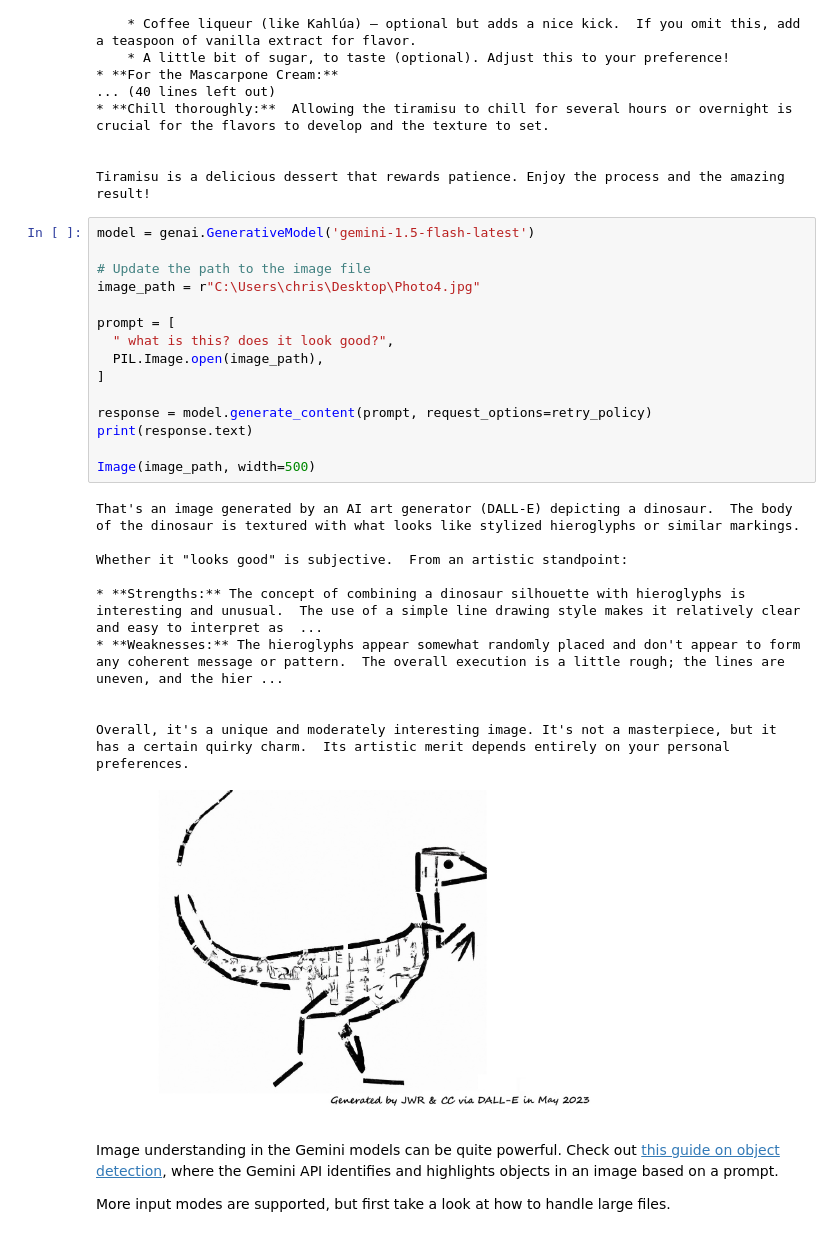
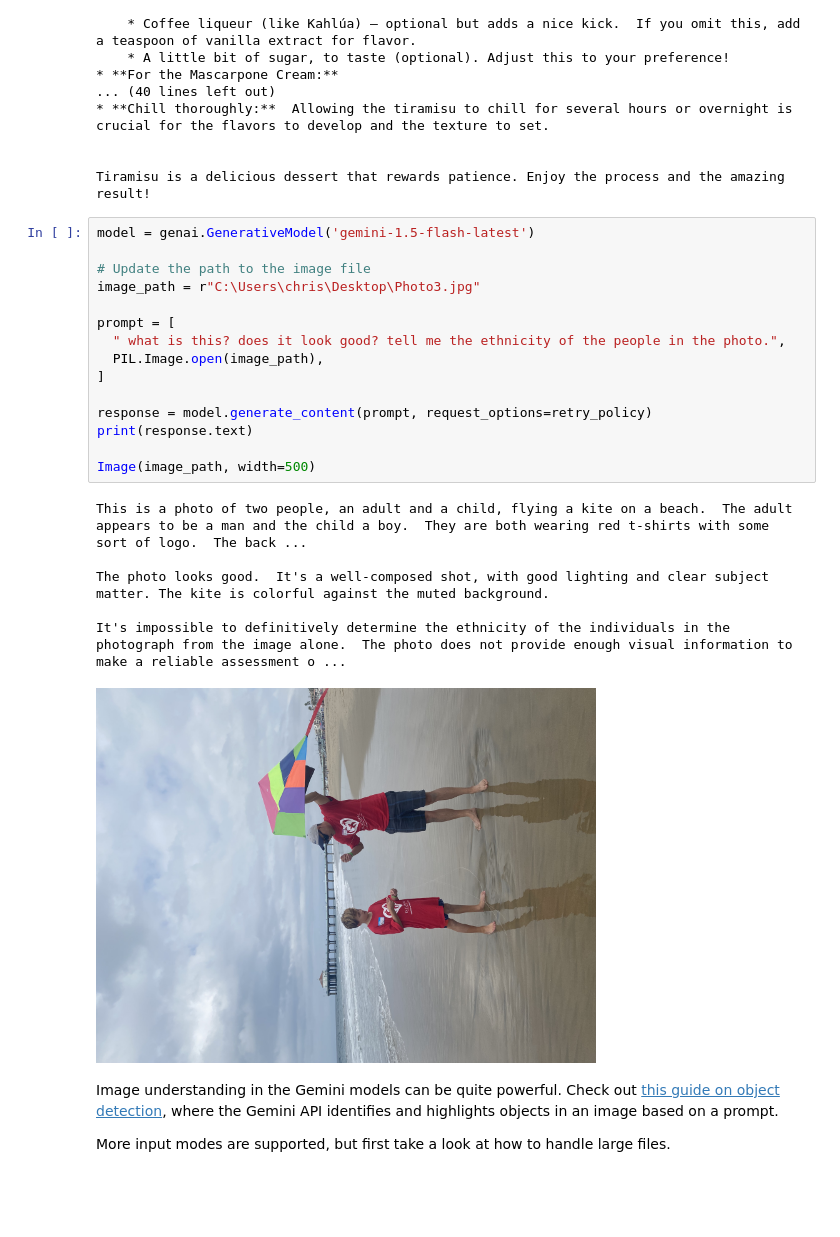
Before and after one commit to chrischen812/Google-5-Day-Gen-AI-Intensive, a Jupyter notebook: Code/Day 5 - MLOps for Generative AI/bonus-day-extra-api-features-to-try.ipynb, the cells around one changed output. Cells and saved outputs as stored; diff of their text form; blank space fills up the shorter version.

```diff
--- a/Code/Day 5 - MLOps for Generative AI/bonus-day-extra-api-features-to-try.ipynb
+++ b/Code/Day 5 - MLOps for Generative AI/bonus-day-extra-api-features-to-try.ipynb
@@ -115,29 +115,25 @@ Tiramisu is a delicious dessert that rewards patience. Enjoy the process and the
 # %%
 model = genai.GenerativeModel('gemini-1.5-flash-latest')
 
 # Update the path to the image file
-image_path = r"C:\Users\chris\Desktop\Photo4.jpg"
+image_path = r"C:\Users\chris\Desktop\Photo3.jpg"
 
 prompt = [
-  " what is this? does it look good?",
+  " what is this? does it look good? tell me the ethnicity of the people in the photo.",
   PIL.Image.open(image_path),
 ]
 
 response = model.generate_content(prompt, request_options=retry_policy)
 print(response.text)
 
 Image(image_path, width=500)
 # %% [output]
-That's an image generated by an AI art generator (DALL-E) depicting a dinosaur.  The body of the dinosaur is textured with what looks like stylized hieroglyphs or similar markings.
+This is a photo of two people, an adult and a child, flying a kite on a beach.  The adult appears to be a man and the child a boy.  They are both wearing red t-shirts with some sort of logo.  The back ...
 
-Whether it "looks good" is subjective.  From an artistic standpoint:
+The photo looks good.  It's a well-composed shot, with good lighting and clear subject matter. The kite is colorful against the muted background.
 
-* **Strengths:** The concept of combining a dinosaur silhouette with hieroglyphs is interesting and unusual.  The use of a simple line drawing style makes it relatively clear and easy to interpret as  ...
-* **Weaknesses:** The hieroglyphs appear somewhat randomly placed and don't appear to form any coherent message or pattern.  The overall execution is a little rough; the lines are uneven, and the hier ...
-
-
-Overall, it's a unique and moderately interesting image. It's not a masterpiece, but it has a certain quirky charm.  Its artistic merit depends entirely on your personal preferences.
+It's impossible to definitively determine the ethnicity of the individuals in the photograph from the image alone.  The photo does not provide enough visual information to make a reliable assessment o ...
-[figure, old version]
+[figure, new version]
 # %% [markdown]
 Image understanding in the Gemini models can be quite powerful. Check out [this guide on object detection](https://github.com/google-gemini/cookbook/blob/main/examples/Object_detection.ipynb), where the Gemini API identifies and highlights objects in an image based on a prompt.
 
```
